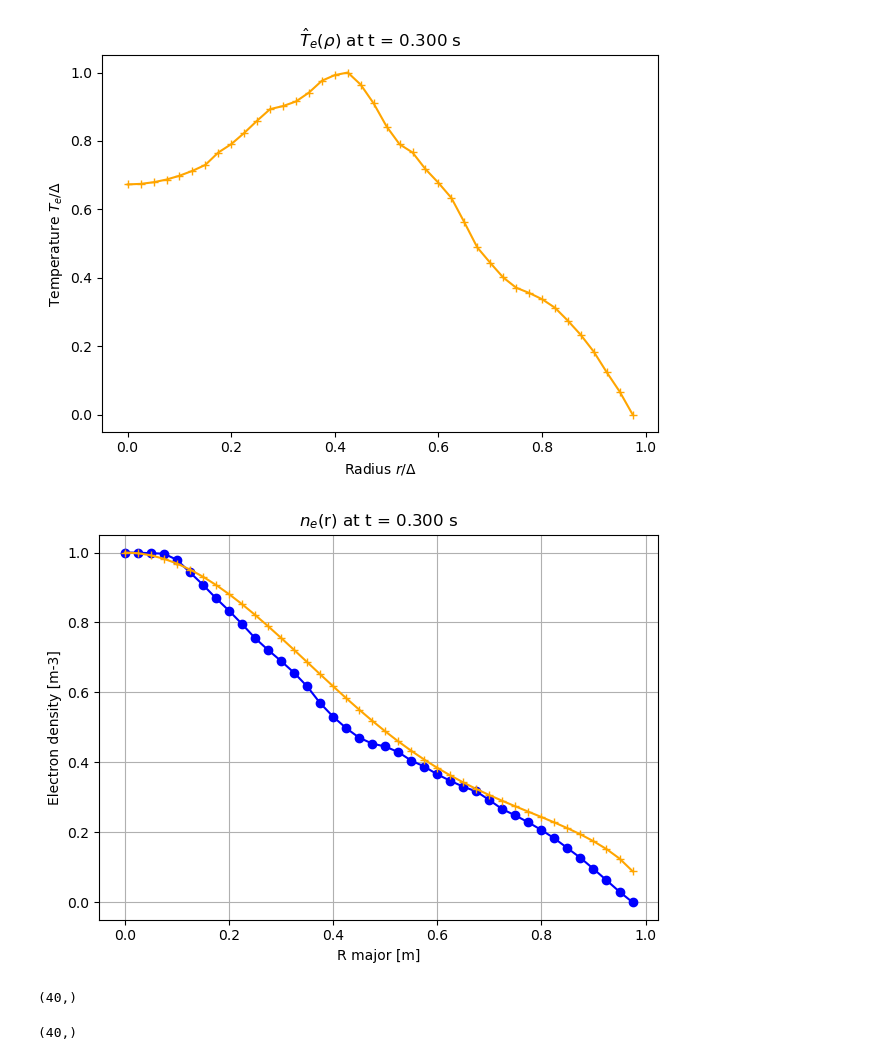
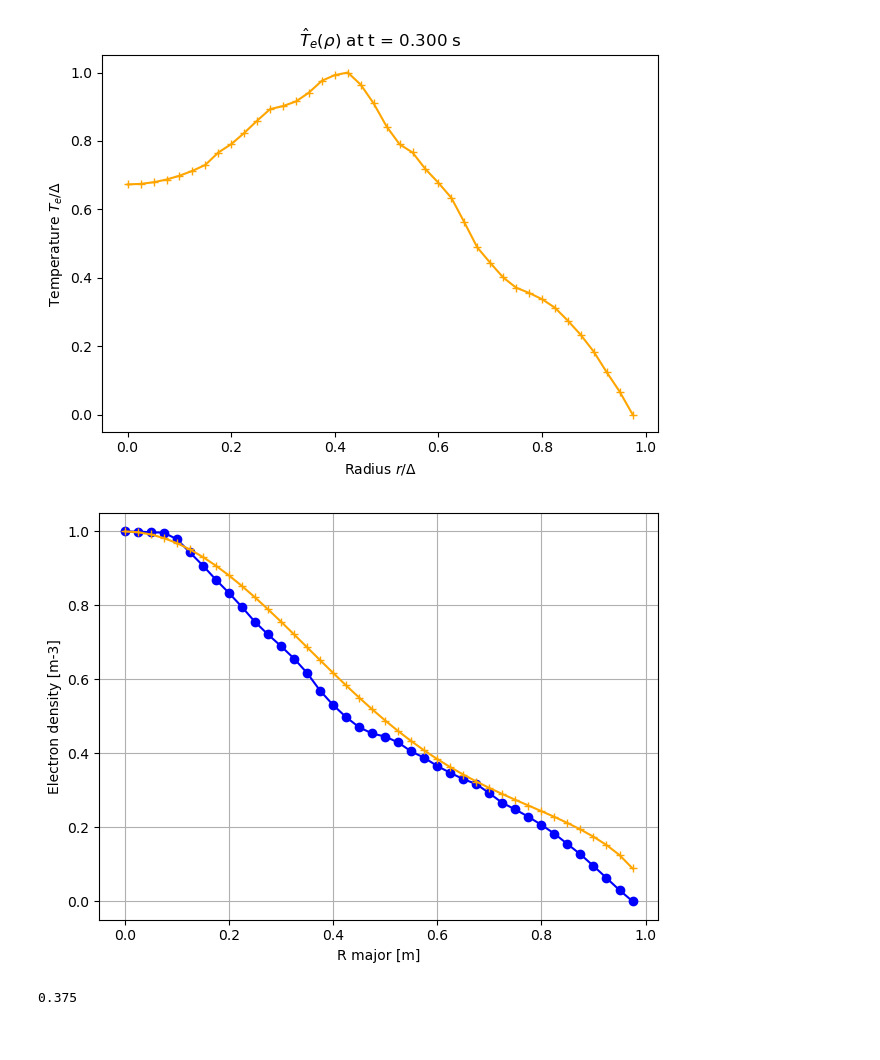
Before and after one commit to Aaron299792/Physics-informed-neural-network-in-1D-transport-model, a Jupyter notebook: exp_profiles/MDSplus/MDSplusProfiles.ipynb, the cells around one changed output. Drawn from its saved outputs; the diff is of its cells as text; code cells hidden in the pictures.

```diff
--- a/exp_profiles/MDSplus/MDSplusProfiles.ipynb
+++ b/exp_profiles/MDSplus/MDSplusProfiles.ipynb
@@ -67,23 +61,15 @@ den = (1 - P) * (1 - rho**2)**alpha + P * np.sqrt(1 - gamma * rho**2)
 # %%
 plt.figure()
 plt.plot(rho, nhat, marker='o', linestyle='-', color='blue')
 plt.plot(rho, den, marker='+', linestyle='-', color='orange')
 plt.xlabel(r"R major [m]")
 plt.ylabel(f"Electron density [{ne_unit}]")
-plt.title(rf"$n_e$(r) at t = {t[itime]:.3f} {t_unit}")
+#plt.title(rf"$n_e$(r) at t = {t[itime]:.3f} {t_unit}")
 plt.grid(True)
 plt.tight_layout()
 plt.show()
 # %% [output]
-[figure, old version]
+[figure, new version]
-# %%
-That.shape
-# %% [output]
-(40,)
-# %%
-rho.shape
-# %% [output]
-(40,)
 # %%
 with open("fit.dat", "w") as f:
     for i in range(40):
@@ -90,0 +83,4 @@ with open("fit.dat", "w") as f:
+# %%
+r[15]
+# %% [output]
+0.375
```
Also changed, not shown: parts of 10 cells of this notebook.
